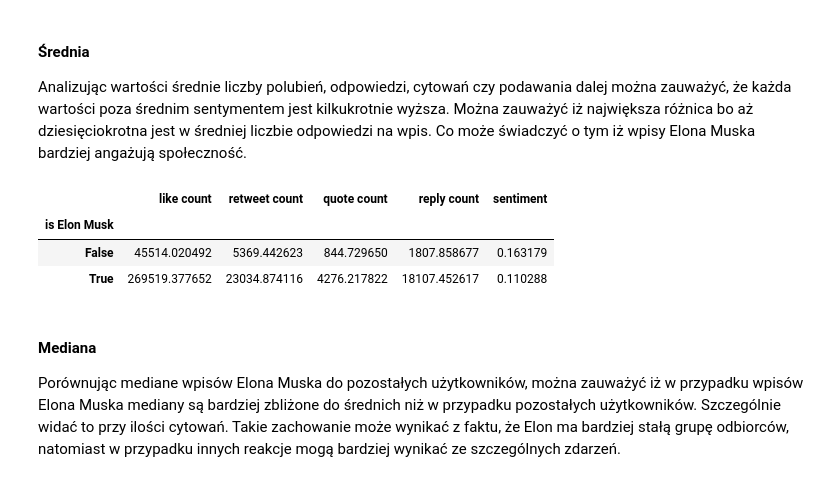
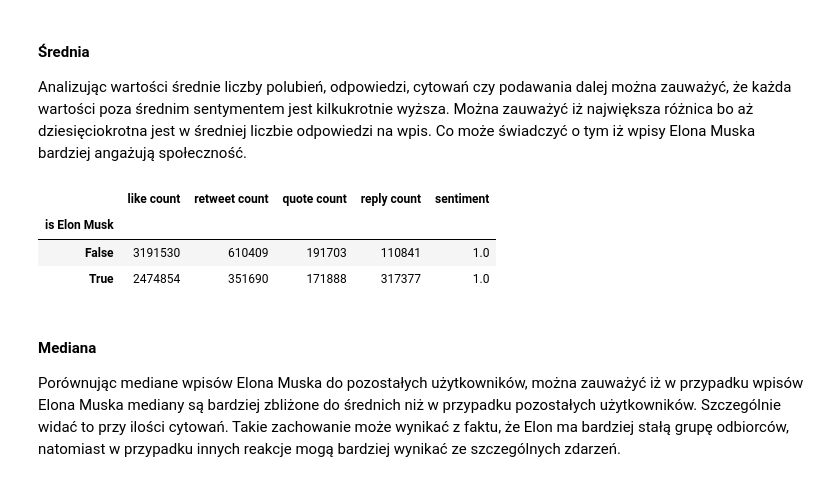
Before and after one commit to Wiktor-99/MAED, a Jupyter notebook: elon_musk_tweet_classification.ipynb, the cells around one changed output. Cells and saved outputs as stored; diff of their text form; code cells hidden in the pictures.

```diff
--- a/elon_musk_tweet_classification.ipynb
+++ b/elon_musk_tweet_classification.ipynb
@@ -132,12 +132,12 @@ aż dziesięciokrotna jest w średniej liczbie odpowiedzi na wpis. Co może świ
 angażują społeczność.
 # %%
 numeric_columns = ["like count","retweet count", 'quote count', 'reply count', 'sentiment']
-data_frame.groupby(by='is Elon Musk')[numeric_columns].mean()
+data_frame.groupby(by='is Elon Musk')[numeric_columns].max()
 # %% [output]
 |  | like count | retweet count | quote count | reply count | sentiment |
 | is Elon Musk |  |  |  |  |  |
-| False | 45514.020492 | 5369.442623 | 844.729650 | 1807.858677 | 0.163179 |
-| True | 269519.377652 | 23034.874116 | 4276.217822 | 18107.452617 | 0.110288 |
+| False | 3191530 | 610409 | 191703 | 110841 | 1.0 |
+| True | 2474854 | 351690 | 171888 | 317377 | 1.0 |
 # %% [markdown]
 #### Mediana
 
```
Also changed, not shown: parts of 16 cells of this notebook, 28 other files.
